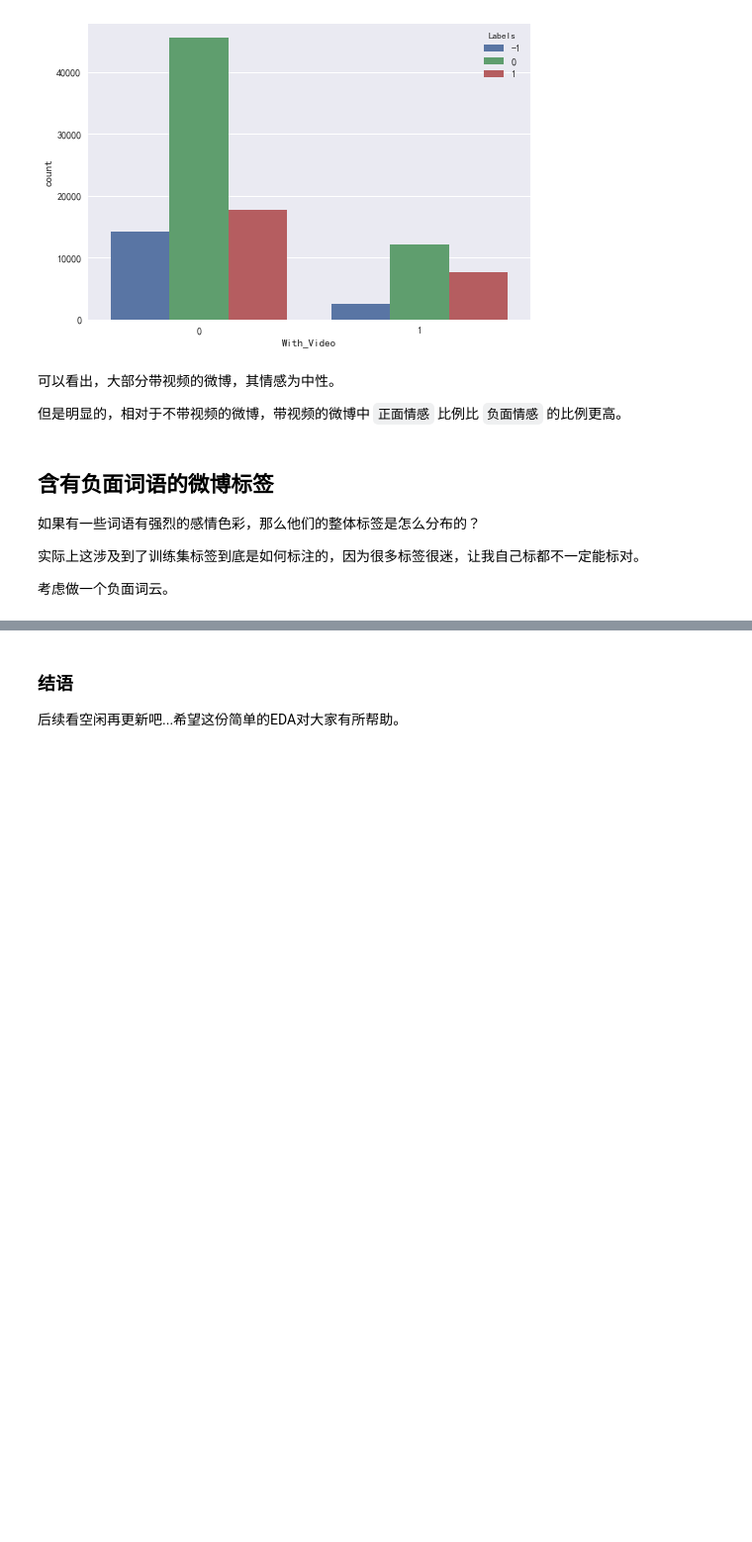
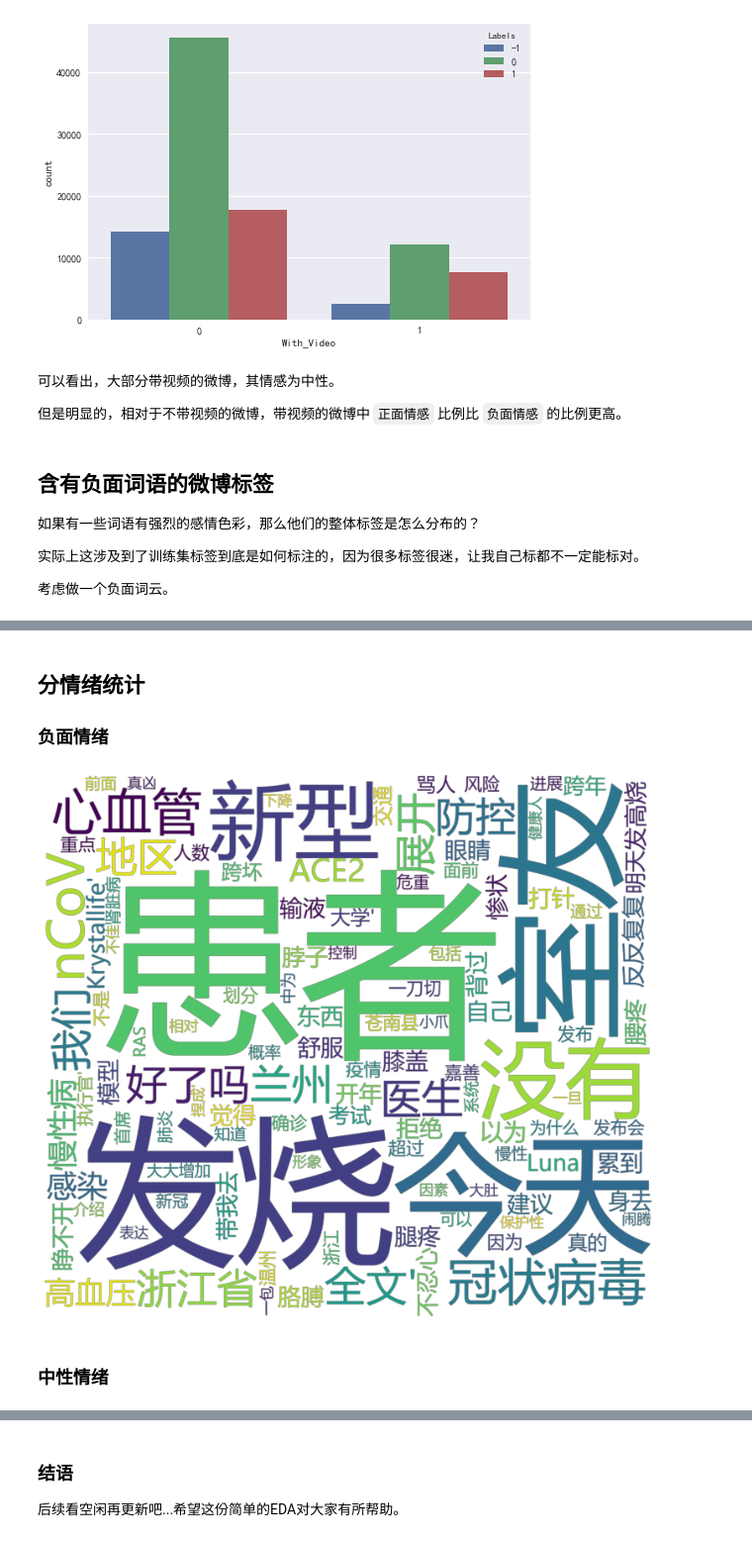
Before and after one commit to DrDavidS/Chinese_NER, a Jupyter notebook: 情感识别/weiboEDA.ipynb, the cells around one changed output, grey strips where cells are left out. Shown at 99% size. Drawn from its saved outputs; the diff is of its cells as text; code cells hidden in the pictures; blank space fills up the shorter version.

```diff
--- a/情感识别/weiboEDA.ipynb
+++ b/情感识别/weiboEDA.ipynb
@@ -341 +343,23 @@ empty_label       3
 Name: Labels, dtype: int64
+# %% [markdown]
+## 分情绪统计
+
+### 负面情绪
+# %%
+neg_words_train = train_labeled_copy[train_labeled_copy['Labels'] == "-1"]
+# %%
+wc = WordCloud(font_path=font,
+               max_words=2000,
+               width=1800,
+               height=1600,
+               mode='RGBA',
+               background_color=None).generate(str(neg_words_train['Chinese_Content_cut'].values))
+
+plt.figure(figsize=(14, 12))
+plt.imshow(wc, interpolation='bilinear')
+plt.axis('off')
+plt.show()
+# %% [output]
+[figure, added]
+# %% [markdown]
+### 中性情绪
```
Also changed, not shown: parts of 79 cells of this notebook, 2 other files.
